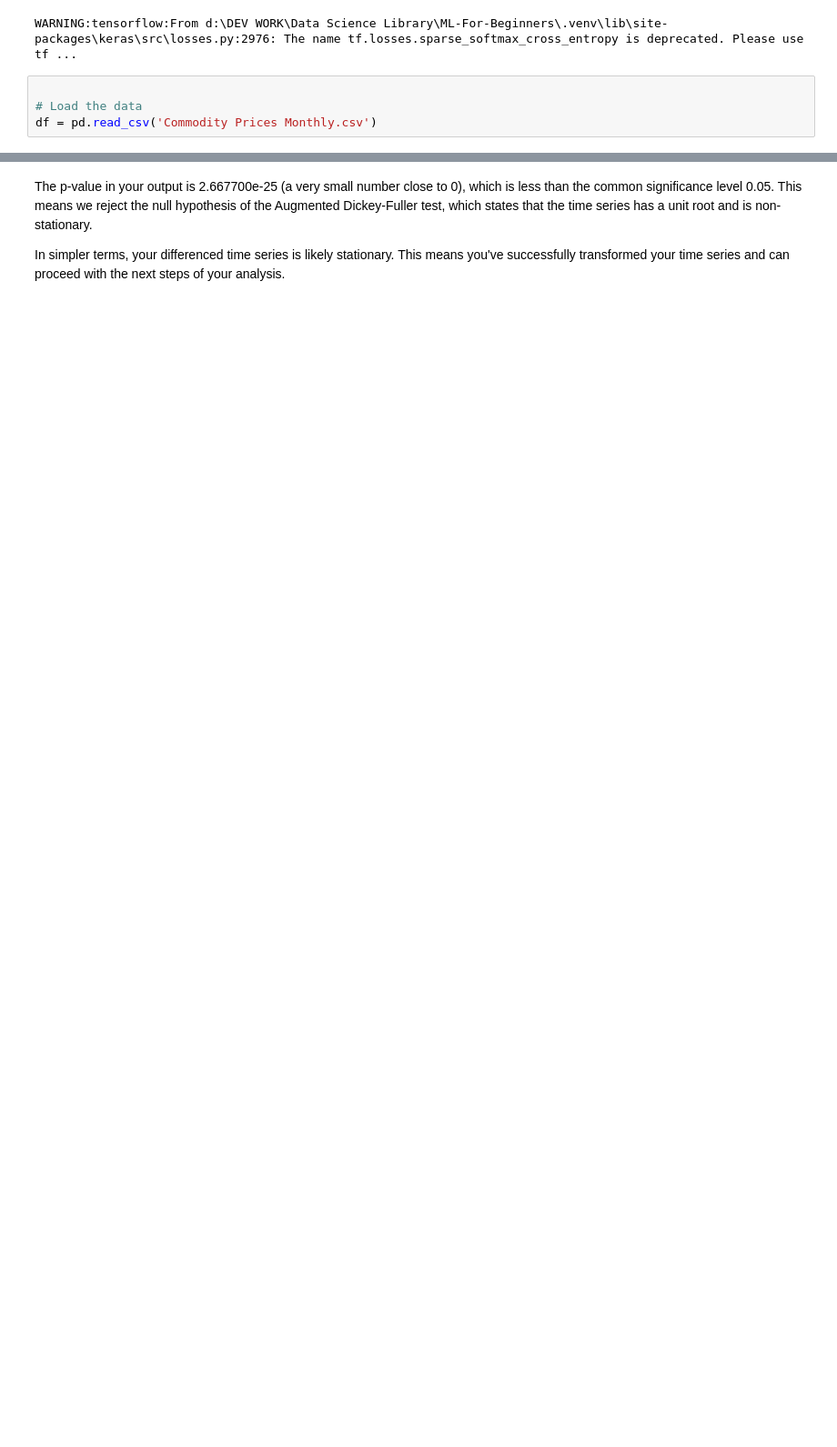
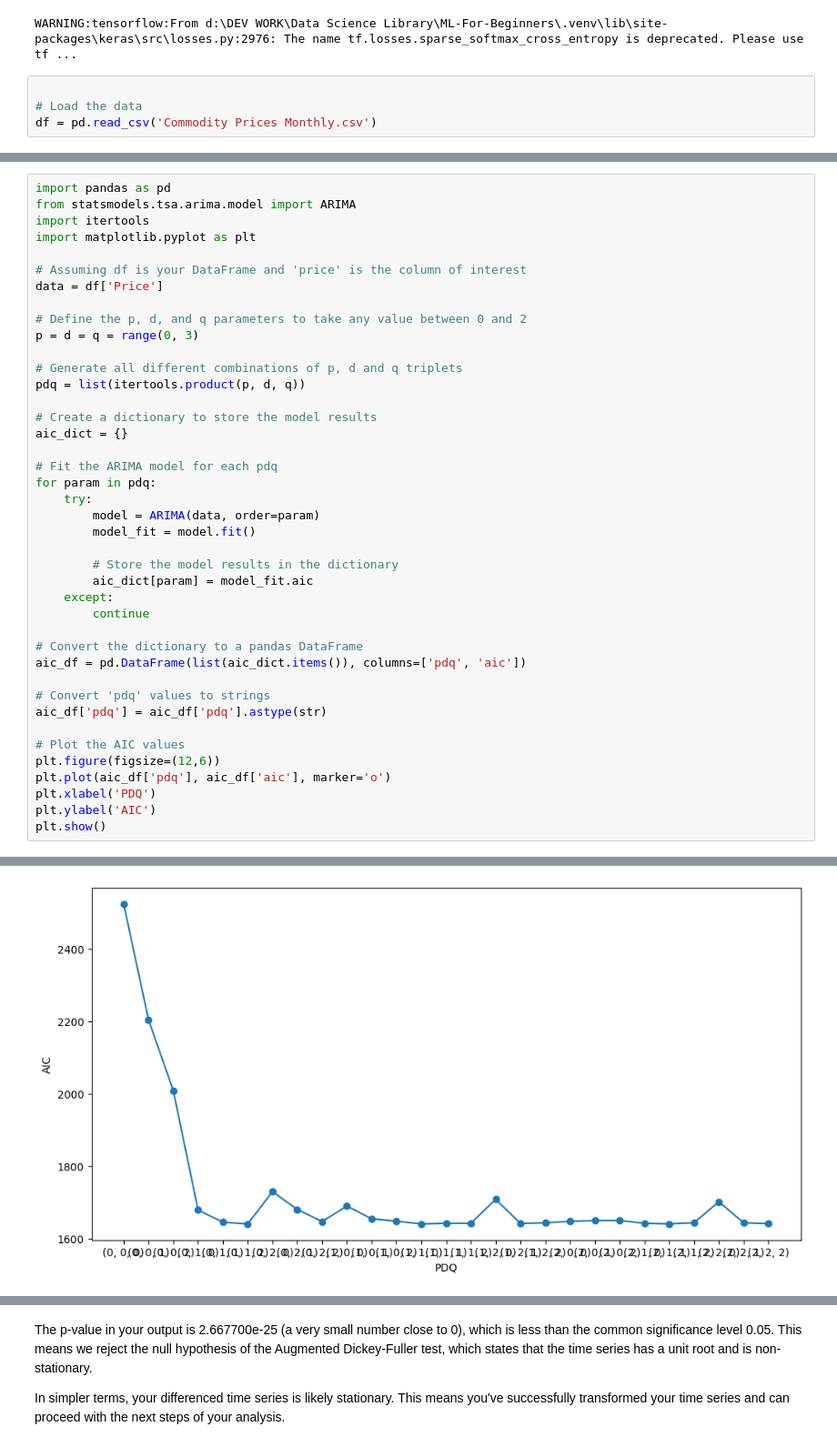
Before and after one commit to jnopareboateng/ml-library, a Jupyter notebook: tsa.ipynb, the cells around one changed output, grey strips where cells are left out. Shown at 91% size. Saved outputs shown, nothing was run; the diff lists cells and outputs as text; blank space fills up the shorter version.

```diff
--- a/tsa.ipynb
+++ b/tsa.ipynb
@@ -96,0 +149,42 @@ ValueError: Multiplicative seasonality is not appropriate for zero and negative
+# %%
+import pandas as pd
+from statsmodels.tsa.arima.model import ARIMA
+import itertools
+import matplotlib.pyplot as plt
+
+# Assuming df is your DataFrame and 'price' is the column of interest
+data = df['Price']
+
+# Define the p, d, and q parameters to take any value between 0 and 2
+p = d = q = range(0, 3)
+
+# Generate all different combinations of p, d and q triplets
+pdq = list(itertools.product(p, d, q))
+
+# Create a dictionary to store the model results
+aic_dict = {}
+
+# Fit the ARIMA model for each pdq
+for param in pdq:
+    try:
+        model = ARIMA(data, order=param)
+        model_fit = model.fit()
+
+        # Store the model results in the dictionary
+        aic_dict[param] = model_fit.aic
+    except:
+        continue
+
+# Convert the dictionary to a pandas DataFrame
+aic_df = pd.DataFrame(list(aic_dict.items()), columns=['pdq', 'aic'])
+
+# Convert 'pdq' values to strings
+aic_df['pdq'] = aic_df['pdq'].astype(str)
+
+# Plot the AIC values
+plt.figure(figsize=(12,6))
+plt.plot(aic_df['pdq'], aic_df['aic'], marker='o')
+plt.xlabel('PDQ')
+plt.ylabel('AIC')
+plt.show()
+# %% [output]
@@ -96,0 +208 @@ ValueError: Multiplicative seasonality is not appropriate for zero and negative
+[figure, added]
```
Also changed, not shown: parts of 41 cells of this notebook, 4 other files.
